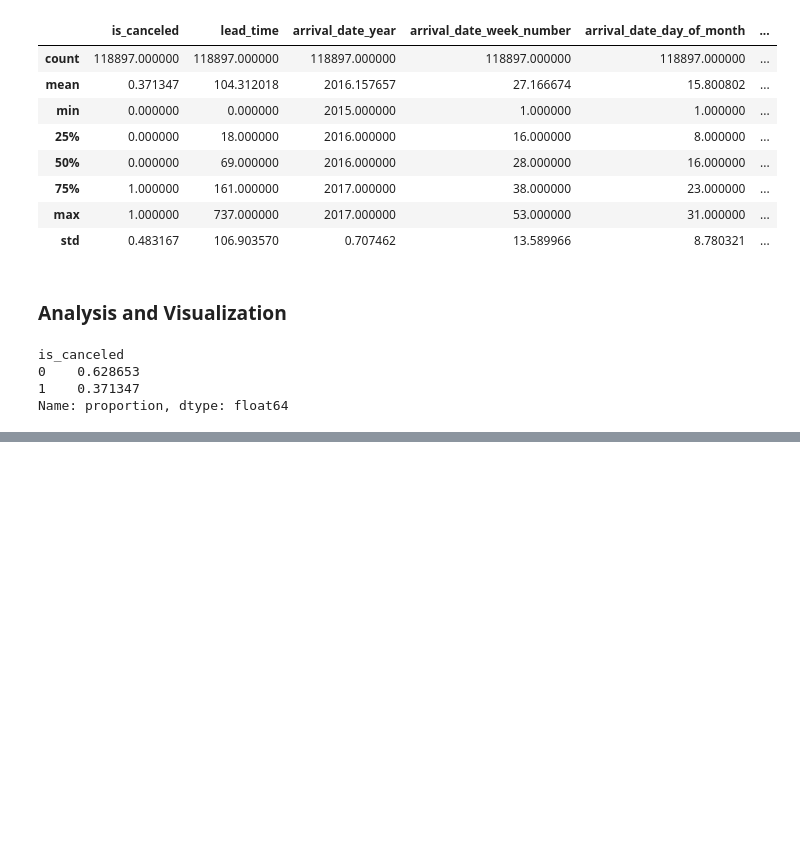
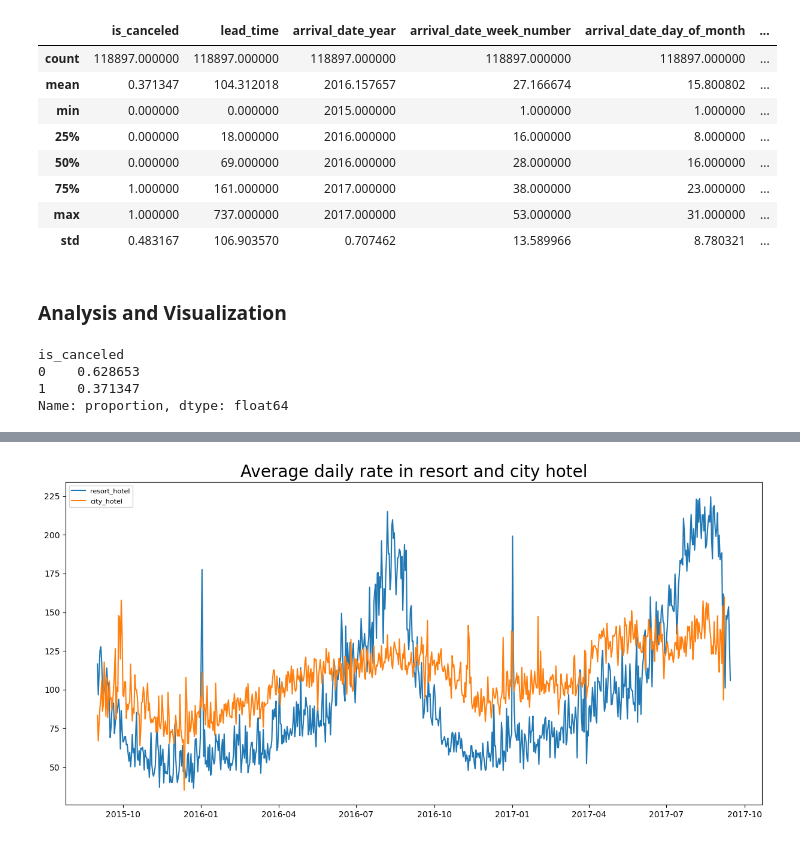
Before and after one commit to rupaparamihir/hotel_booking_analysis, a Jupyter notebook: hotel_booking_analysis.ipynb, the cells around one changed output, grey strips where cells are left out. Drawn from its saved outputs; the diff is of its cells as text; code cells hidden in the pictures; blank space fills up the shorter version.

```diff
--- a/hotel_booking_analysis.ipynb
+++ b/hotel_booking_analysis.ipynb
@@ -254,0 +334,13 @@ plt.show()
+# %%
+start_date = pd.to_datetime('2015-08-31', format="%Y-%m-%d")
+resort_hotel_price_df = resort_hotel_df[resort_hotel_df['reservation_status_date']>start_date].groupby('reservation_status_date')[['adr']].mean()
+city_hotel_price_df = city_hotel_df[city_hotel_df['reservation_status_date']>start_date].groupby('reservation_status_date')[['adr']].mean()
+# %%
+plt.figure(figsize=(15,7))
+plt.title('Average daily rate in resort and city hotel', fontsize=20)
+plt.plot(resort_hotel_price_df.index, resort_hotel_price_df['adr'], label='resort_hotel')
+plt.plot(city_hotel_price_df.index, city_hotel_price_df['adr'], label='city_hotel')
+plt.legend(fontsize=8)
+plt.show()
+# %% [output]
+[figure, added]
```
Also changed, not shown: parts of 24 cells of this notebook, 1 other file.
